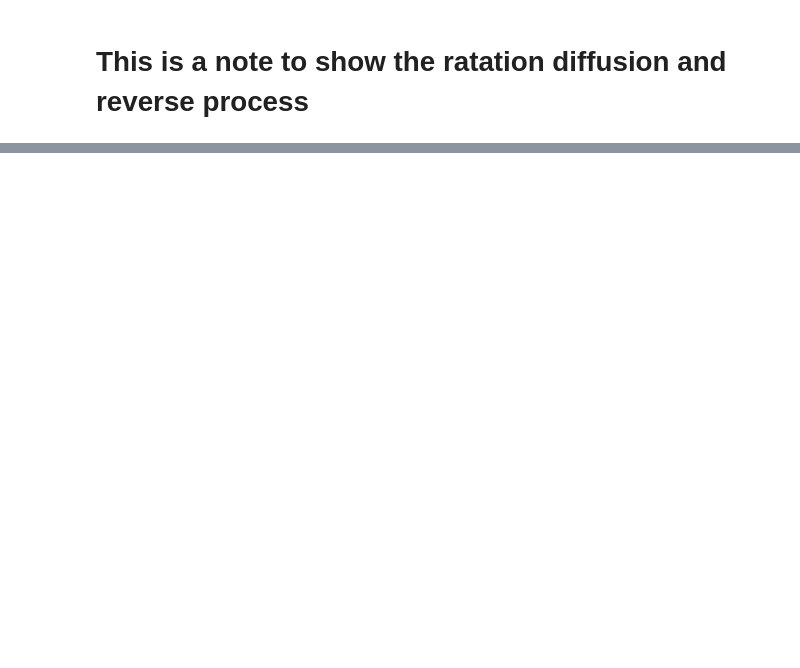
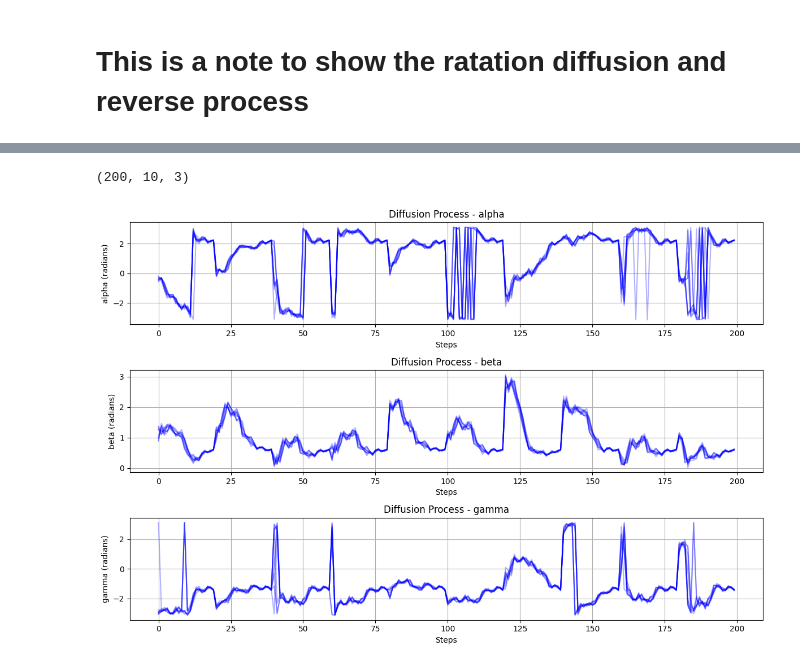
Before and after one commit to Xyunyao/RFDiffusion_breakdown, a Jupyter notebook: RFdiffusion_SI_II.ipynb, the cells around one changed output, grey strips where cells are left out. Saved outputs shown, nothing was run; the diff lists cells and outputs as text; code cells hidden in the pictures; blank space fills up the shorter version.

```diff
--- a/RFdiffusion_SI_II.ipynb
+++ b/RFdiffusion_SI_II.ipynb
@@ -161,5 +226,8 @@ class Simulator(ABC):
 # %%
+# reverse diffusion process
 from scipy.spatial.transform import Rotation as scipy_R
+from tqdm import tqdm
+import torch
 class EulerMaruyama(Simulator):
     def __init__(self, diffuser):
         """
@@ -181,24 +249,13 @@ class EulerMaruyama(Simulator):
         Returns:
             - nxt: reverse to xt-1
         """
-        # Get the beta and sigma values for the current timestep
+        r_t_minus_1 = self.diffuser.reverse_sample_vectorized(rt, r0, ts, noise_level=0.5)
 
-        # Sample rotations and scores from IGSO3
+        return r_t_minus_1
 
-        num_res=rt.shape[0]
-        t = np.arange(self.diffuser.T) + 1
-        sampled_rots = self.diffuser.sample_vec(t, n_samples=num_res)  # [T, N, 3]
-        # Apply sampled rot.
-        R_sampled = (
-            scipy_R.from_rotvec(sampled_rots.reshape(-1, 3))
-            .as_matrix()
-            .reshape(self.diffuser.T, num_res, 3, 3)
-        )
-        R_perturbed = np.einsum("tnij,njk->tnik", R_sampled, R_0)
 
-        return R_perturbed
 
-    def simulate_with_trajectory(self, x: torch.Tensor, x0: torch.Tensor, ts: torch.Tensor):
+    def simulate_with_trajectory(self, rt: torch.Tensor, r0: torch.Tensor, ts: torch.Tensor):
         """
         Simulates using the discretization gives by ts
         Args:
@@ -208,9 +265,9 @@ class EulerMaruyama(Simulator):
         Returns:
             - xs: trajectory of xts over ts, shape (batch_size, num_timesteps, dim)
         """
-        xs = [x.clone()]
+        rs = [rt.clone()]
         for t_idx in tqdm(range(len(ts) - 1)):
             t = ts[t_idx]
-            x = self.step(x, x0, t)
-            xs.append(x.clone())
-        return torch.stack(xs, dim=1)
+            rt = self.step(rt, r0, t)
+            rs.append(rt.clone())
+        return torch.stack(rs, dim=1)
@@ -222,0 +274,17 @@ IndexError: too many indices for array: array is 2-dimensional, but 3 were index
+# %%
+t = np.arange(r_test.T) + 1 # [1, 2, ..., T]
+t_reversed = t[::-1]
+reversed_rotations = EulerMaruyama(r_test).simulate_with_trajectory(
+    torch.tensor(R_perturbed[199,...].reshape(-1, 3, 3), dtype=torch.float64),  # Ensure Double type
+    torch.tensor(r_truth, dtype=torch.float64),  # Ensure Double type
+    t_reversed,
+).reshape(r_test.T, n_samples, 3, 3)  # [step, traj, 3, 3]
+# %%
+# convert matrix to eular angle
+Euler_reversed = scipy_R.from_matrix(reversed_rotations.reshape(-1,3,3)).as_euler('zyz').reshape(r_test.T, n_samples, 3) # [step, traj, 3]
+print(Euler_reversed.shape)
+# plot the reversed trajectory
+plot_angle_diffusion(Euler_reversed, angle_names=['alpha', 'beta', 'gamma'])
+# %% [output]
+(200, 10, 3)
+[figure, added]
```
Also changed, not shown: parts of 15 cells of this notebook, 3 other files.
